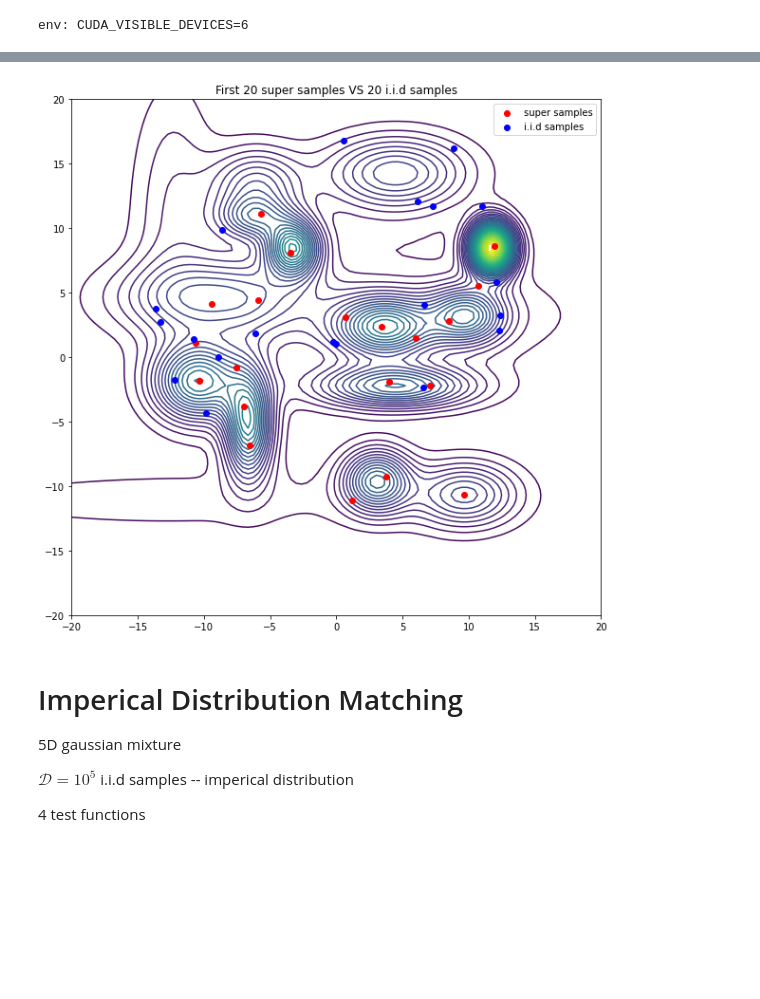
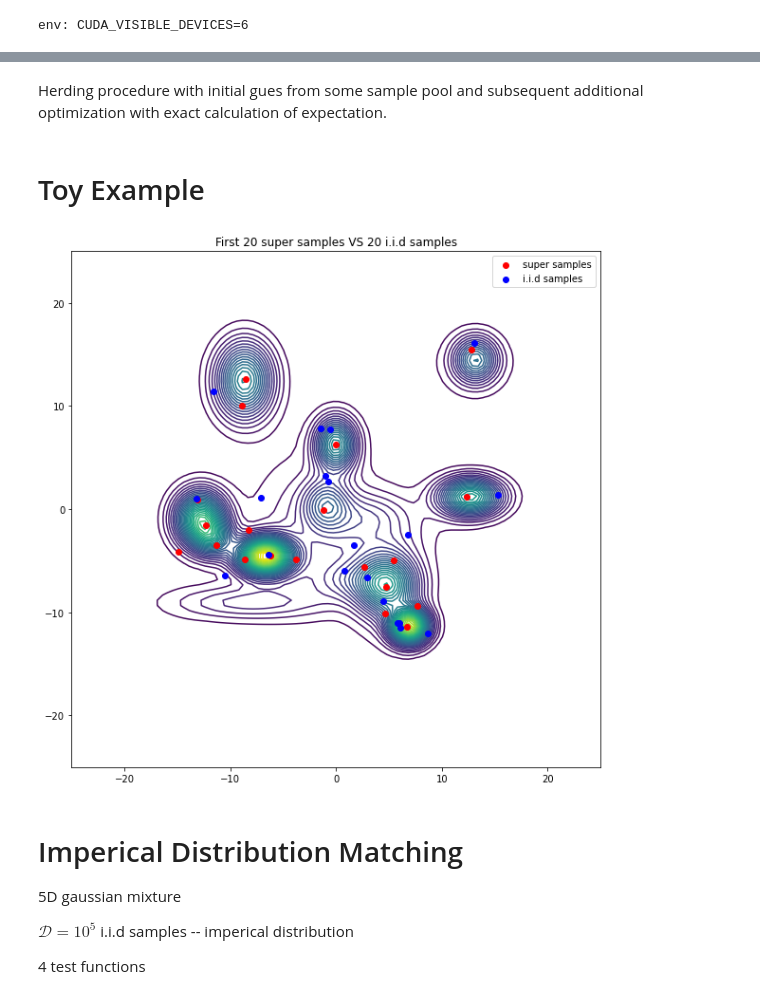
Before and after one commit to PgLoLo/kernel-herding, a Jupyter notebook: source/implementation.ipynb, the cells around one changed output, grey strips where cells are left out. Cells and saved outputs as stored; diff of their text form; code cells hidden in the pictures; blank space fills up the shorter version.

```diff
--- a/source/implementation.ipynb
+++ b/source/implementation.ipynb
@@ -23,16 +37,9 @@ def to_tensor(array: np.ndarray):
 
 
 def contour_plot(distribution):
-    V = 20
+    V = 25
     xs = t.linspace(-V, V)
     ys = t.linspace(-V, V)
     XY = t.stack(t.meshgrid(xs, ys), -1)
     probs = mixture.log_prob(XY).exp()
     plt.contour(to_numpy(XY[:, :, 0]), to_numpy(XY[:, :, 1]), to_numpy(probs), levels=40, zorder=0)
-# %%
-class GaussianKernel:
-    def __init__(self, sigma: float = 1.):
-        self.sigma = sigma
-
-    def __call__(self, x1, x2):
-        return (-.5 * t.norm(x1[:, None, :] - x2[None, :, :], dim=-1)**2 / self.sigma).exp()
@@ -38,0 +75,2 @@ class GaussianKernel:
+# %% [markdown]
+Herding procedure with initial gues from some sample pool and subsequent additional optimization with exact calculation of expectation.
@@ -38,0 +101,2 @@ class GaussianKernel:
+# %% [markdown]
+# Toy Example
@@ -39,50 +106,20 @@ class GaussianKernel:
 # %%
-import numpy as np
-from tqdm.autonotebook import trange
+mixture = create_mixture(20, 2)
+kernel = GaussianKernel(1)
+init = mixture.sample([3]).cuda()
+pool = mixture.sample([1024]).cuda()
 
-
-def herd(pool: t.Tensor, init: t.Tensor, kernel_expects: t.Tensor, kernel, n_samples: int):
-    is_taken = t.zeros(len(pool), dtype=t.bool, device=pool.device)
-    history = []
-    second_term = kernel(pool, init).sum(1)
-
-    for i in trange(len(init), n_samples, leave=False, desc='herd'):
-        loss = kernel_expects - second_term / (i + 1)
-        masked = t.where(is_taken, t.full_like(loss, -np.inf, device=loss.device), loss)
-        best_ind = t.argmax(masked)
-
-        is_taken[best_ind] = True
-        history.append(best_ind)
-        second_term = second_term + kernel(pool, pool[best_ind][None]).squeeze(1)
-
-    history = t.tensor(history)
-    herded = t.cat([init, pool[history]], 0)
-
-    return herded
-
-
-def impirical_kernel_expectation(pool: t.Tensor, kernel, memory_limit: int = 2**22):
-    batch_sz = memory_limit // len(pool)
-    result = t.zeros(len(pool), device=pool.device)
-    for i in trange(0, len(pool), batch_sz, leave=False, desc='kernel expectation'):
-        result[i : i + batch_sz] = kernel(pool[i : i + batch_sz], pool).mean(1)
-    return result
-
-mixture = create_mixture(20, 2)
-kernel = GaussianKernel()
-init = mixture.sample([3]).cuda()
-pool = mixture.sample([2**15]).cuda()
-herded = herd(pool, init, impirical_kernel_expectation(pool, kernel), kernel, 3000)
+herded = herd_with_exact_exp(pool, init, kernel.exact_expectation(pool, mixture), kernel, 30, 3, mixture)
 
 plt.figure(figsize=(10, 10))
 contour_plot(mixture)
 plt.scatter(*to_numpy(herded[:20]).T, c='r', label='super samples', zorder=1)
 plt.scatter(*to_numpy(pool[:20]).T, c='b', label='i.i.d samples', zorder=1)
 plt.title('First 20 super samples VS 20 i.i.d samples')
 plt.legend()
 plt.show()
 # %% [output]
-[figure, old version]
+[figure, new version]
 # %% [markdown]
 # Imperical Distribution Matching
 
```
Also changed, not shown: parts of 43 cells of this notebook.
